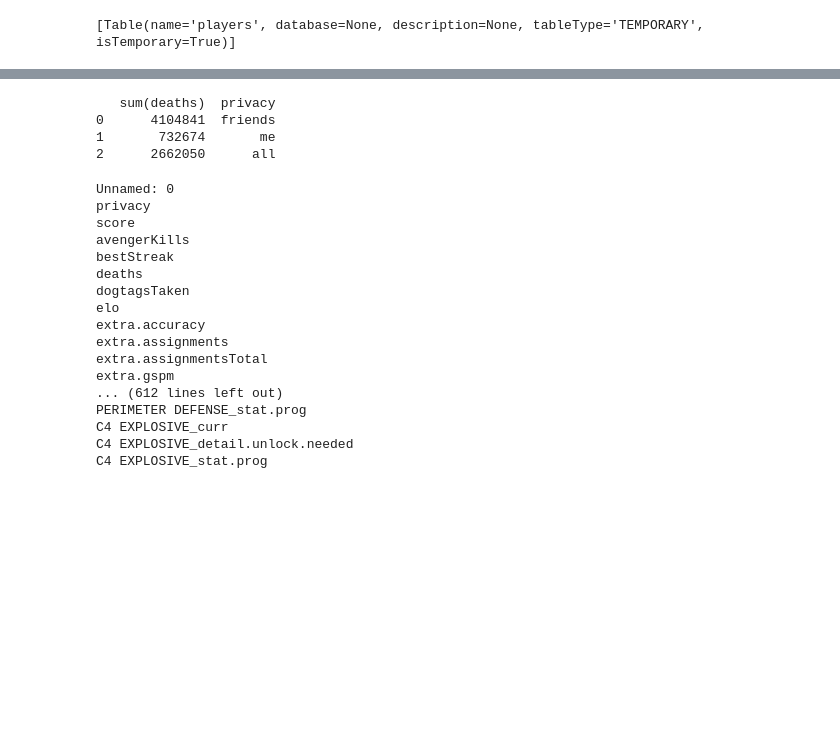
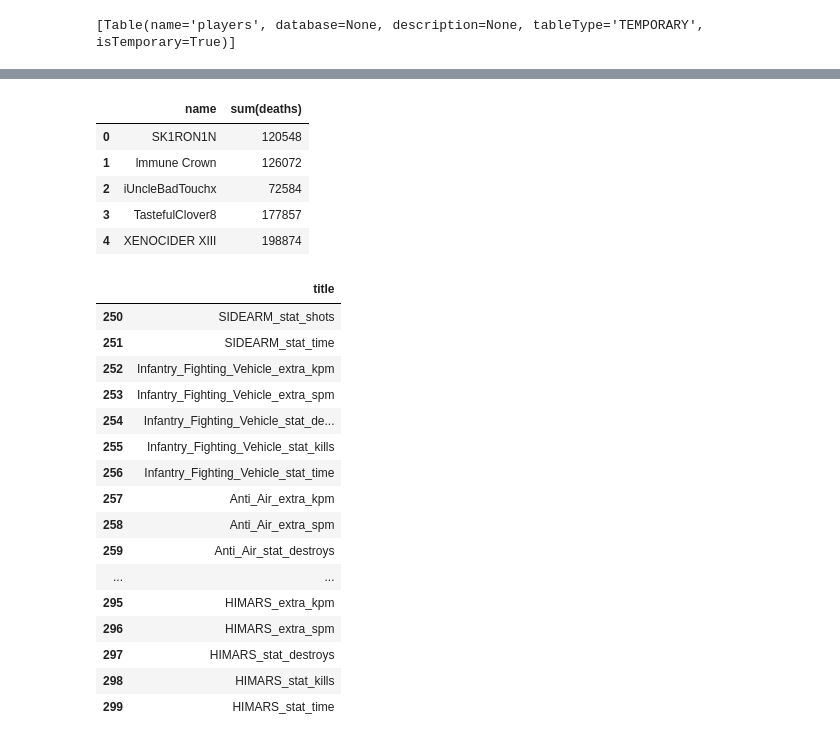
Before and after one commit to arclightspanner/Data_Science_Bootcamp_2019, a Jupyter notebook: GCP_SPARK_PROJECT.ipynb, the cells around one changed output, grey strips where cells are left out. Saved outputs shown, nothing was run; the diff lists cells and outputs as text; code cells hidden in the pictures; blank space fills up the shorter version.

Commit message:
pyspark data manipulation

```diff
--- a/GCP_SPARK_PROJECT.ipynb
+++ b/GCP_SPARK_PROJECT.ipynb
@@ -68,3 +66,9 @@ pyspark.sql.dataframe.DataFrame
+# %%
+for col in s_df.columns:
+  s_df = s_df.withColumnRenamed(col,col.replace(" ", "_"))
+# %%
+for col in s_df.columns:
+  s_df = s_df.withColumnRenamed(col,col.replace("-", "_"))
 # %%
 s_df.createOrReplaceTempView("players")
 # %%
@@ -89,38 +93,43 @@ players2.show()
 # %%
 # Don't change this query
-query = "SELECT SUM(deaths), privacy FROM players GROUP BY privacy"
+query = "SELECT name,SUM(deaths) FROM players GROUP BY name LIMIT 5"
 
 # Run the query
 player_counts = my_spark.sql(query)
 
 # Convert the results to a pandas DataFrame
-pd_counts = player_counts.toPandas()
+death_counts = player_counts.toPandas()
 
 # Print the head of pd_counts
-print(pd_counts.head())
+death_counts.head()
 # %% [output]
-   sum(deaths)  privacy
-0      4104841  friends
-1       732674       me
-2      2662050      all
+|  | name | sum(deaths) |
+| 0 | SK1RON1N | 120548 |
+| 1 | lmmune Crown | 126072 |
+| 2 | iUncleBadTouchx | 72584 |
+| 3 | TastefulClover8 | 177857 |
+| 4 | XENOCIDER XIII | 198874 |
-# %%
-for col in pandas_df:
-    print(col)
-# %% [output]
-Unnamed: 0
-privacy
-score
-avengerKills
-bestStreak
-deaths
-dogtagsTaken
-elo
-extra.accuracy
-extra.assignments
-extra.assignmentsTotal
-extra.gspm
-... (612 lines left out)
-PERIMETER DEFENSE_stat.prog
-C4 EXPLOSIVE_curr
-C4 EXPLOSIVE_detail.unlock.needed
-C4 EXPLOSIVE_stat.prog
+# %%
+col_names = s_df.columns
+# %%
+col_names = pd.DataFrame(col_names, columns=['title'])
+# %%
+col_names[250:300]
+# %% [output]
+|  | title |
+| 250 | SIDEARM_stat_shots |
+| 251 | SIDEARM_stat_time |
+| 252 | Infantry_Fighting_Vehicle_extra_kpm |
+| 253 | Infantry_Fighting_Vehicle_extra_spm |
+| 254 | Infantry_Fighting_Vehicle_stat_de... |
+| 255 | Infantry_Fighting_Vehicle_stat_kills |
+| 256 | Infantry_Fighting_Vehicle_stat_time |
+| 257 | Anti_Air_extra_kpm |
+| 258 | Anti_Air_extra_spm |
+| 259 | Anti_Air_stat_destroys |
+| ... | ... |
+| 295 | HIMARS_extra_kpm |
+| 296 | HIMARS_extra_spm |
+| 297 | HIMARS_stat_destroys |
+| 298 | HIMARS_stat_kills |
+| 299 | HIMARS_stat_time |
```
Also changed, not shown: parts of 13 cells of this notebook, 3 other files.
